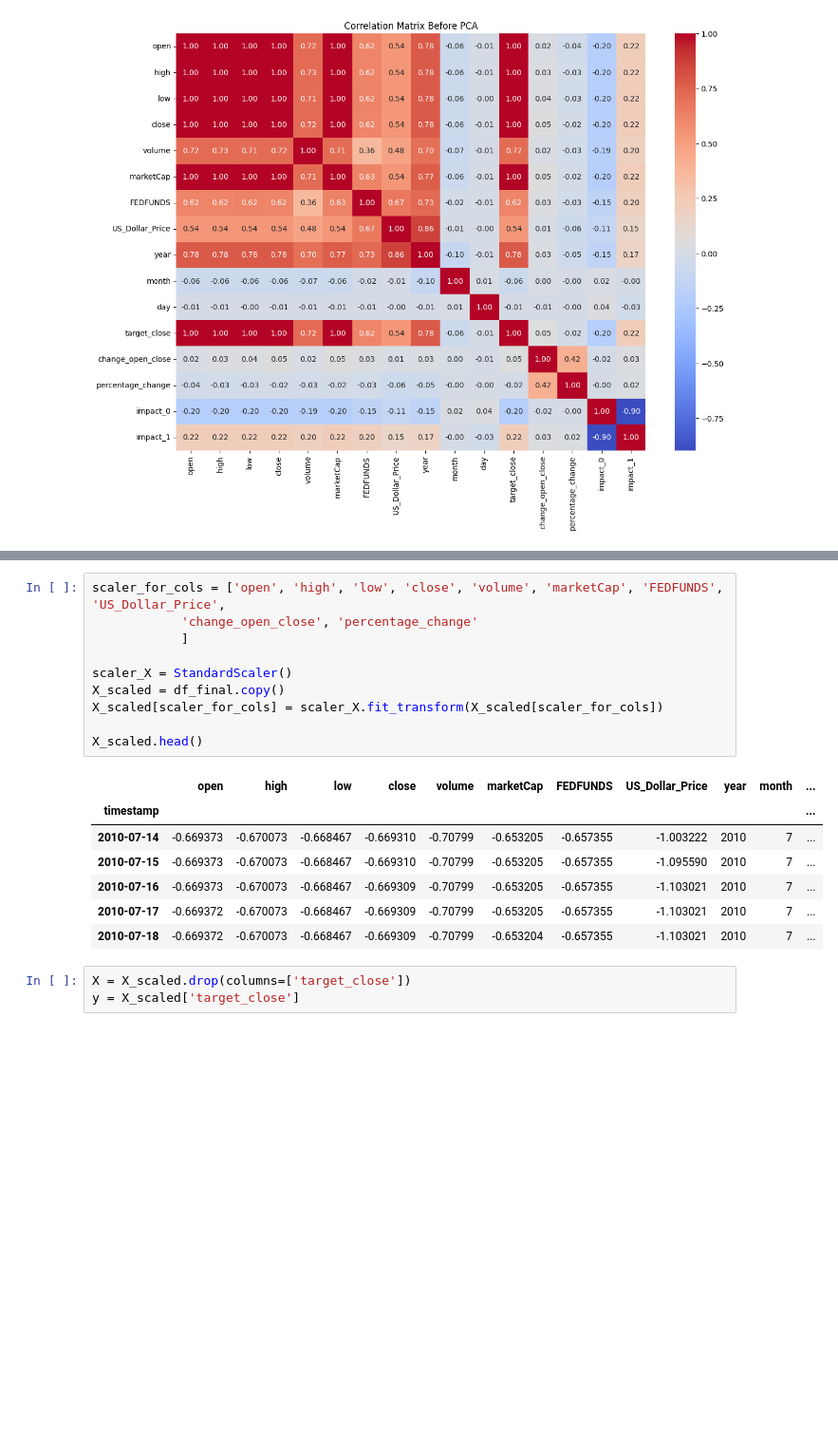
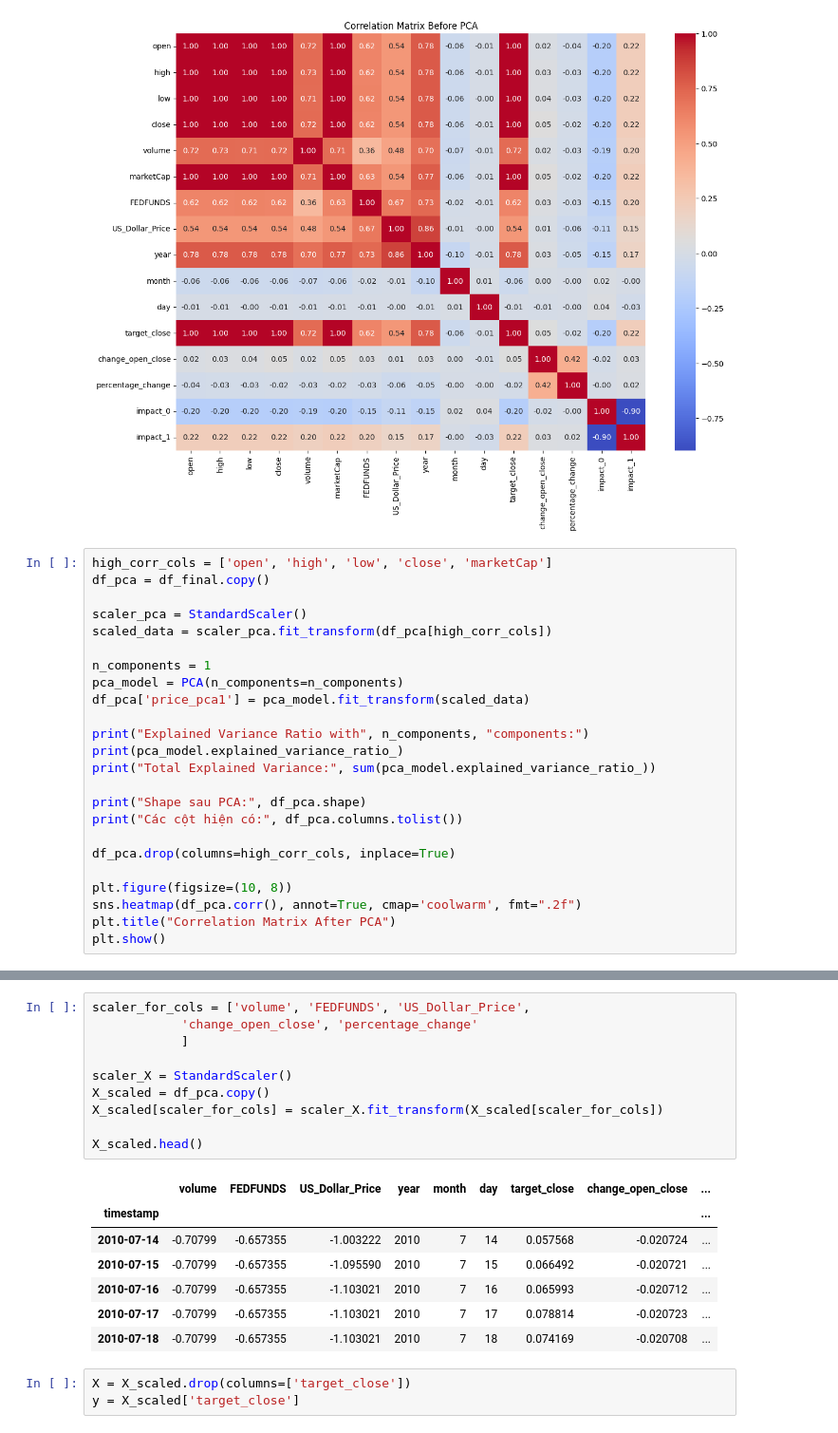
Before and after one commit to nmnguyen130/Bitcoin_ML, a Jupyter notebook: Final_Exam.ipynb, the cells around one changed output, grey strips where cells are left out. Shown at 95% size. Saved outputs shown, nothing was run; the diff lists cells and outputs as text; blank space fills up the shorter version.

```diff
--- a/Final_Exam.ipynb
+++ b/Final_Exam.ipynb
@@ -331,3 +341,27 @@ plt.title('Correlation Matrix Before PCA')
 plt.show()
 # %% [output]
 [figure]
+# %%
+high_corr_cols = ['open', 'high', 'low', 'close', 'marketCap']
+df_pca = df_final.copy()
+
+scaler_pca = StandardScaler()
+scaled_data = scaler_pca.fit_transform(df_pca[high_corr_cols])
+
+n_components = 1
+pca_model = PCA(n_components=n_components)
+df_pca['price_pca1'] = pca_model.fit_transform(scaled_data)
+
+print("Explained Variance Ratio with", n_components, "components:")
+print(pca_model.explained_variance_ratio_)
+print("Total Explained Variance:", sum(pca_model.explained_variance_ratio_))
+
+print("Shape sau PCA:", df_pca.shape)
+print("Các cột hiện có:", df_pca.columns.tolist())
+
+df_pca.drop(columns=high_corr_cols, inplace=True)
+
+plt.figure(figsize=(10, 8))
+sns.heatmap(df_pca.corr(), annot=True, cmap='coolwarm', fmt=".2f")
+plt.title("Correlation Matrix After PCA")
+plt.show()
@@ -334,21 +375,21 @@ plt.show()
 # %%
-scaler_for_cols = ['open', 'high', 'low', 'close', 'volume', 'marketCap', 'FEDFUNDS', 'US_Dollar_Price',
+scaler_for_cols = ['volume', 'FEDFUNDS', 'US_Dollar_Price',
             'change_open_close', 'percentage_change'
             ]
 
 scaler_X = StandardScaler()
-X_scaled = df_final.copy()
+X_scaled = df_pca.copy()
 X_scaled[scaler_for_cols] = scaler_X.fit_transform(X_scaled[scaler_for_cols])
 
 X_scaled.head()
 # %% [output]
-|  | open | high | low | close | volume | marketCap | FEDFUNDS | US_Dollar_Price | year | month | ... |
-| timestamp |  |  |  |  |  |  |  |  |  |  | ... |
-| 2010-07-14 | -0.669373 | -0.670073 | -0.668467 | -0.669310 | -0.70799 | -0.653205 | -0.657355 | -1.003222 | 2010 | 7 | ... |
-| 2010-07-15 | -0.669373 | -0.670073 | -0.668467 | -0.669310 | -0.70799 | -0.653205 | -0.657355 | -1.095590 | 2010 | 7 | ... |
-| 2010-07-16 | -0.669373 | -0.670073 | -0.668467 | -0.669309 | -0.70799 | -0.653205 | -0.657355 | -1.103021 | 2010 | 7 | ... |
-| 2010-07-17 | -0.669372 | -0.670073 | -0.668467 | -0.669309 | -0.70799 | -0.653205 | -0.657355 | -1.103021 | 2010 | 7 | ... |
-| 2010-07-18 | -0.669372 | -0.670073 | -0.668467 | -0.669309 | -0.70799 | -0.653204 | -0.657355 | -1.103021 | 2010 | 7 | ... |
+|  | volume | FEDFUNDS | US_Dollar_Price | year | month | day | target_close | change_open_close | ... |
+| timestamp |  |  |  |  |  |  |  |  | ... |
+| 2010-07-14 | -0.70799 | -0.657355 | -1.003222 | 2010 | 7 | 14 | 0.057568 | -0.020724 | ... |
+| 2010-07-15 | -0.70799 | -0.657355 | -1.095590 | 2010 | 7 | 15 | 0.066492 | -0.020721 | ... |
+| 2010-07-16 | -0.70799 | -0.657355 | -1.103021 | 2010 | 7 | 16 | 0.065993 | -0.020712 | ... |
+| 2010-07-17 | -0.70799 | -0.657355 | -1.103021 | 2010 | 7 | 17 | 0.078814 | -0.020723 | ... |
+| 2010-07-18 | -0.70799 | -0.657355 | -1.103021 | 2010 | 7 | 18 | 0.074169 | -0.020708 | ... |
 # %%
 X = X_scaled.drop(columns=['target_close'])
 y = X_scaled['target_close']
```
Also changed, not shown: parts of 8 cells of this notebook, 2 other files.
